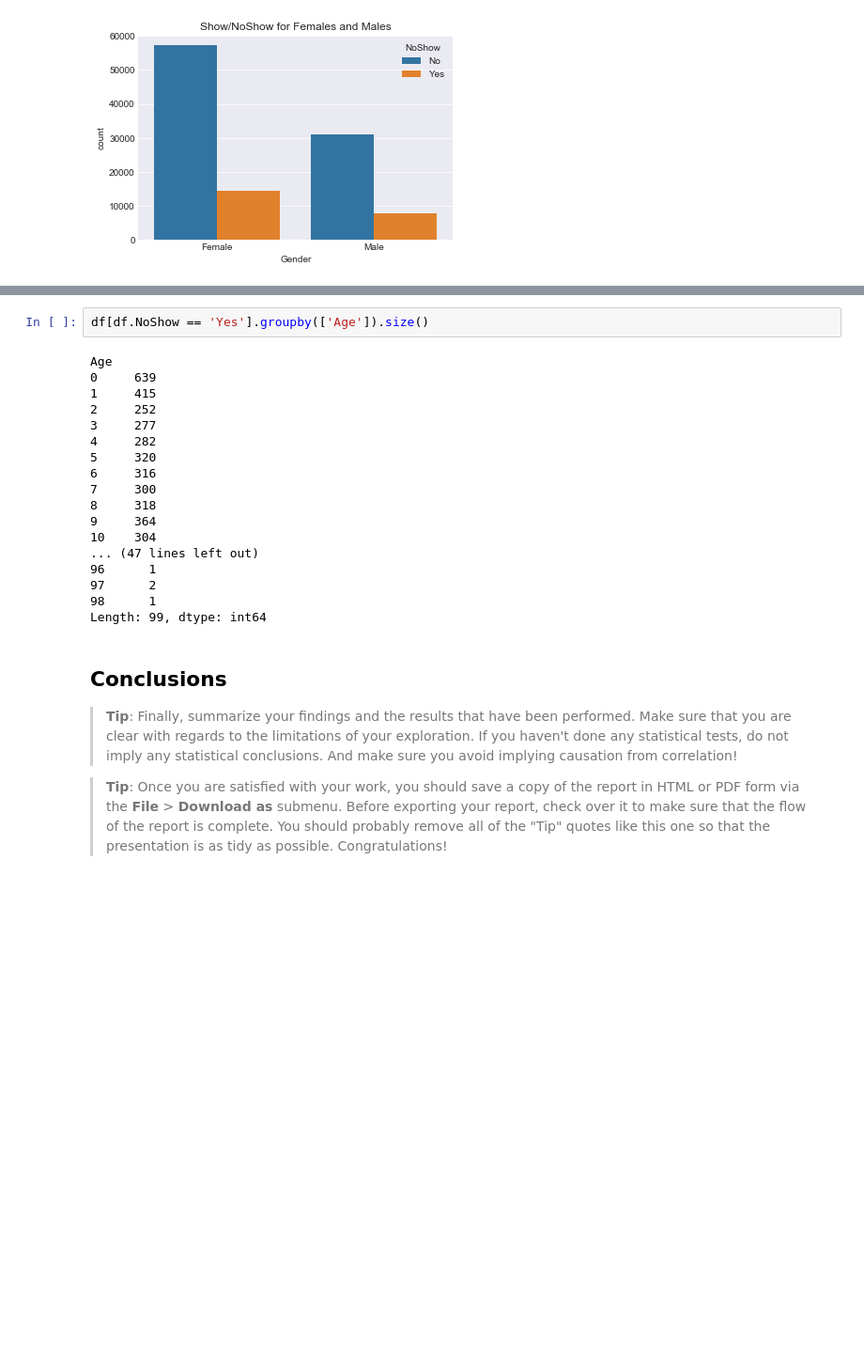
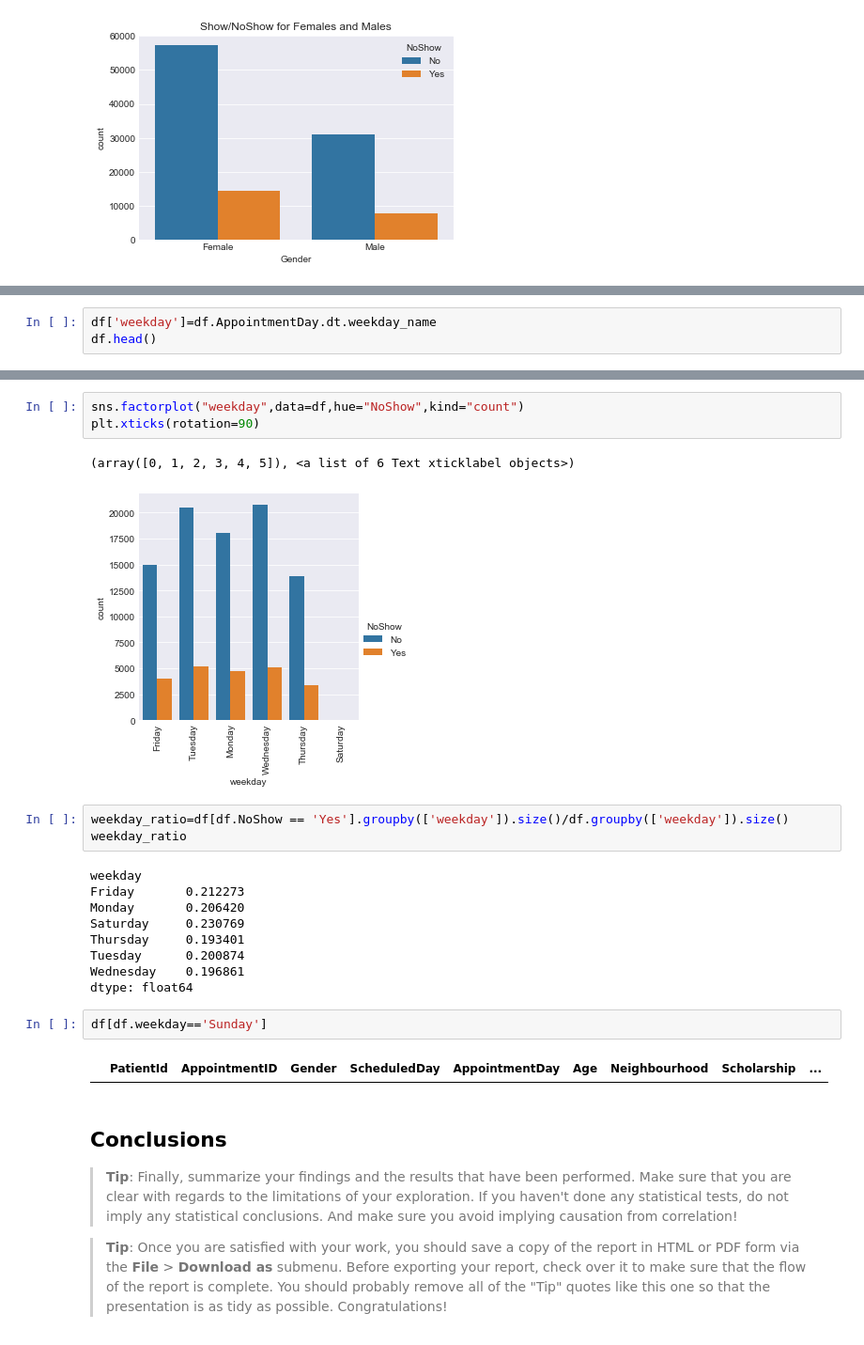
Before and after one commit to cherylwan/noshow_appointment, a Jupyter notebook: noshow_appointment0510.ipynb, the cells around one changed output, grey strips where cells are left out. Shown at 94% size. Cells and saved outputs as stored; diff of their text form; blank space fills up the shorter version.

```diff
--- a/noshow_appointment0510.ipynb
+++ b/noshow_appointment0510.ipynb
@@ -446,0 +523,3 @@ plt.show()
+# %%
+df['weekday']=df.AppointmentDay.dt.weekday_name
+df.head()
@@ -447,23 +533,25 @@ plt.show()
+# %%
+sns.factorplot("weekday",data=df,hue="NoShow",kind="count")
+plt.xticks(rotation=90)
+# %% [output]
+(array([0, 1, 2, 3, 4, 5]), <a list of 6 Text xticklabel objects>)
+[figure, added]
 # %%
-df[df.NoShow == 'Yes'].groupby(['Age']).size()
+weekday_ratio=df[df.NoShow == 'Yes'].groupby(['weekday']).size()/df.groupby(['weekday']).size()
+weekday_ratio
 # %% [output]
-Age
-0     639
-1     415
-2     252
-3     277
-4     282
-5     320
-6     316
-7     300
-8     318
-9     364
-10    304
-... (47 lines left out)
-96      1
-97      2
-98      1
-Length: 99, dtype: int64
+weekday
+Friday       0.212273
+Monday       0.206420
+Saturday     0.230769
+Thursday     0.193401
+Tuesday      0.200874
+Wednesday    0.196861
+dtype: float64
+# %%
+df[df.weekday=='Sunday']
+# %% [output]
+|  | PatientId | AppointmentID | Gender | ScheduledDay | AppointmentDay | Age | Neighbourhood | Scholarship | ... |
 # %% [markdown]
 <a id='conclusions'></a>
 ## Conclusions
```
Also changed, not shown: parts of 23 cells of this notebook.
